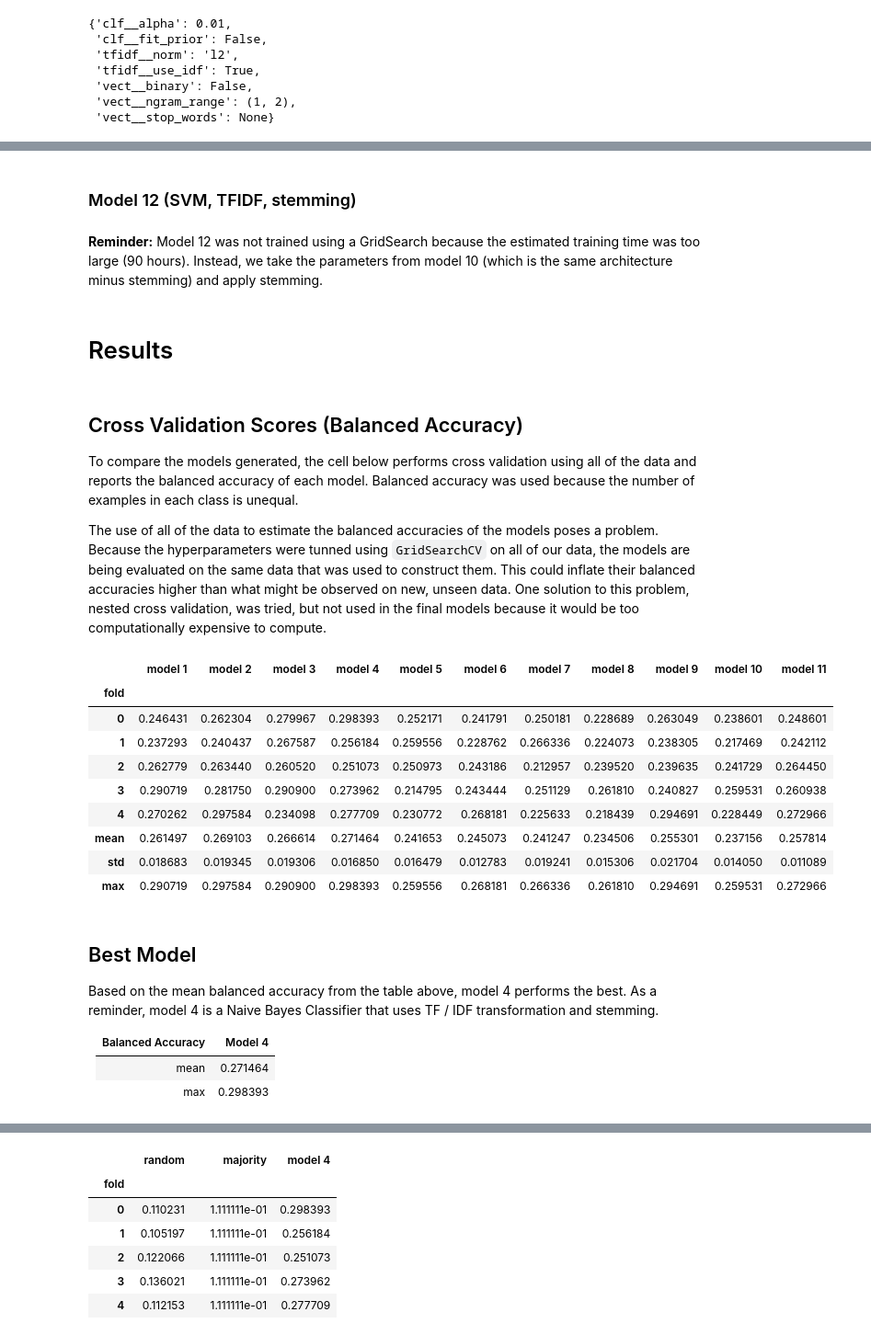
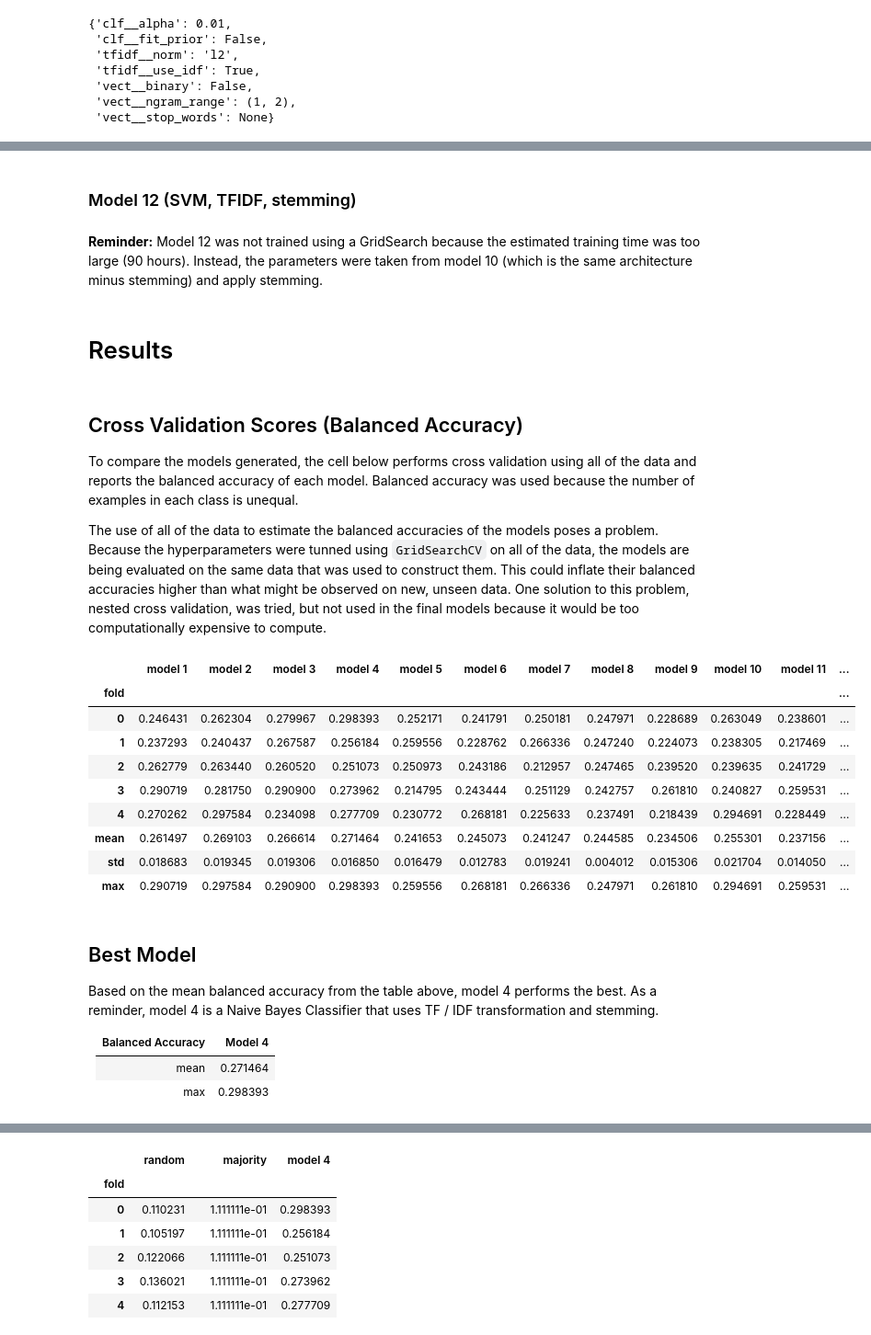
Before and after one commit to prestondunton/marvel-dialogue-nlp, a Jupyter notebook: Final Report.ipynb, the cells around one changed output, grey strips where cells are left out. Shown at 92% size. Saved outputs shown, nothing was run; the diff lists cells and outputs as text; code cells hidden in the pictures.

```diff
--- a/Final Report.ipynb
+++ b/Final Report.ipynb
@@ -550,12 +596,0 @@ model7 = Pipeline([('vect', StemCountVectorizer(binary=True, ngram_range = (1,1)
-# %%
-pipe8 = Pipeline([('vect', stem_count_vectorizer),
-                  ('tfidf', tfidf_transformer),
-                  ('clf', rf_classifier)])
-
-parameters8 = {**count_params, **tfidf_params, **rf_params}
-
-grid8 = GridSearchCV(pipe8, parameters8, cv=cross_validator, scoring=score_method, n_jobs=-1, verbose=3)
-
-grid8.fit(X,y)
-
-grid8.best_params_
@@ -562 +599,6 @@ grid8.best_params_
+# %%
+model8 = Pipeline([('vect', StemCountVectorizer(binary=True, ngram_range=(1,1), stop_words=stopwords.words('english'))),
+                  ('tfidf', TfidfTransformer(norm='l2', use_idf=True)),
+                  ('clf', RandomForestClassifier(class_weight='balanced', criterion="gini", max_depth=None, max_features="log2",
+                                                 n_jobs=-1, random_state=RANDOM_SEED))])
 # %% [markdown]
@@ -646,49 +760,49 @@ Fitting 5 folds for each of 6480 candidates, totalling 32400 fits
 model11 = Pipeline([('vect', StemCountVectorizer(binary=True, ngram_range = (1,1), stop_words = stopwords.words('english'))),
                     ('clf', SVC(C=0.1, class_weight='balanced', degree=2, gamma="scale", kernel='linear'))])
 # %% [markdown]
-### Model 12 (SVM, TFIDF, stemming)
+### Model 12 (SVM, TFIDF, stemming) <a name="model12"></a>
 # %% [markdown]
-**Reminder:** Model 12 was not trained using a GridSearch because the estimated training time was too large (90 hours).  Instead, we take the parameters from model 10 (which is the same architecture minus stemming) and apply stemming.
+**Reminder:** Model 12 was not trained using a GridSearch because the estimated training time was too large (90 hours).  Instead, the parameters were taken from model 10 (which is the same architecture minus stemming) and apply stemming.
 # %%
 model12 = Pipeline([('vect', StemCountVectorizer(binary=True, ngram_range = (1,2), stop_words = stopwords.words('english'))),
                     ('tfidf', TfidfTransformer(norm='l1', use_idf=True)),
                   ('clf', SVC(C=100, class_weight=None, degree=2, gamma="scale", kernel='linear'))])
 # %% [markdown]
-# Results
+# Results <a name="results"></a>
 # %% [markdown]
-## Cross Validation Scores (Balanced Accuracy)
+## Cross Validation Scores (Balanced Accuracy) <a name="cvscores"></a>
 
 To compare the models generated, the cell below performs cross validation using all of the data and reports the balanced accuracy of each model.  Balanced accuracy was used because the number of examples in each class is unequal.
 
-The use of all of the data to estimate the balanced accuracies of the models poses a problem.  Because the hyperparameters were tunned using `GridSearchCV` on all of our data, the models are being evaluated on the same data that was used to construct them.  This could inflate their balanced accuracies higher than what might be observed on new, unseen data.  One solution to this problem, nested cross validation, was tried, but not used in the final models because it would be too computationally expensive to compute.
+The use of all of the data to estimate the balanced accuracies of the models poses a problem.  Because the hyperparameters were tunned using `GridSearchCV` on all of the data, the models are being evaluated on the same data that was used to construct them.  This could inflate their balanced accuracies higher than what might be observed on new, unseen data.  One solution to this problem, nested cross validation, was tried, but not used in the final models because it would be too computationally expensive to compute.
 # %%
-models = [model1, model2, model3, model4, model5, model6, model7, model9, model10, model11, model12]
+models = [model1, model2, model3, model4, model5, model6, model7, model8, model9, model10, model11, model12]
 
 cv_score_table = pd.DataFrame()
 
 for i in range(0,len(models)):
     results = cross_val_score(models[i], X, y, cv=cross_validator, scoring=score_method, n_jobs=-1)
     cv_score_table.insert(i, "model " + str(i+1), results, True)
 
 cv_score_table.index.name = "fold"
 cv_score_table.loc["mean"] = cv_score_table.mean()
 cv_score_table.loc["std"] = cv_score_table.std()
 cv_score_table.loc["max"] = cv_score_table.max()
 
 cv_score_table
 # %% [output]
-|  | model 1 | model 2 | model 3 | model 4 | model 5 | model 6 | model 7 | model 8 | model 9 | model 10 | model 11 |
-| fold |  |  |  |  |  |  |  |  |  |  |  |
-| 0 | 0.246431 | 0.262304 | 0.279967 | 0.298393 | 0.252171 | 0.241791 | 0.250181 | 0.228689 | 0.263049 | 0.238601 | 0.248601 |
-| 1 | 0.237293 | 0.240437 | 0.267587 | 0.256184 | 0.259556 | 0.228762 | 0.266336 | 0.224073 | 0.238305 | 0.217469 | 0.242112 |
-| 2 | 0.262779 | 0.263440 | 0.260520 | 0.251073 | 0.250973 | 0.243186 | 0.212957 | 0.239520 | 0.239635 | 0.241729 | 0.264450 |
-| 3 | 0.290719 | 0.281750 | 0.290900 | 0.273962 | 0.214795 | 0.243444 | 0.251129 | 0.261810 | 0.240827 | 0.259531 | 0.260938 |
-| 4 | 0.270262 | 0.297584 | 0.234098 | 0.277709 | 0.230772 | 0.268181 | 0.225633 | 0.218439 | 0.294691 | 0.228449 | 0.272966 |
-| mean | 0.261497 | 0.269103 | 0.266614 | 0.271464 | 0.241653 | 0.245073 | 0.241247 | 0.234506 | 0.255301 | 0.237156 | 0.257814 |
-| std | 0.018683 | 0.019345 | 0.019306 | 0.016850 | 0.016479 | 0.012783 | 0.019241 | 0.015306 | 0.021704 | 0.014050 | 0.011089 |
-| max | 0.290719 | 0.297584 | 0.290900 | 0.298393 | 0.259556 | 0.268181 | 0.266336 | 0.261810 | 0.294691 | 0.259531 | 0.272966 |
+|  | model 1 | model 2 | model 3 | model 4 | model 5 | model 6 | model 7 | model 8 | model 9 | model 10 | model 11 | ... |
+| fold |  |  |  |  |  |  |  |  |  |  |  | ... |
+| 0 | 0.246431 | 0.262304 | 0.279967 | 0.298393 | 0.252171 | 0.241791 | 0.250181 | 0.247971 | 0.228689 | 0.263049 | 0.238601 | ... |
+| 1 | 0.237293 | 0.240437 | 0.267587 | 0.256184 | 0.259556 | 0.228762 | 0.266336 | 0.247240 | 0.224073 | 0.238305 | 0.217469 | ... |
+| 2 | 0.262779 | 0.263440 | 0.260520 | 0.251073 | 0.250973 | 0.243186 | 0.212957 | 0.247465 | 0.239520 | 0.239635 | 0.241729 | ... |
+| 3 | 0.290719 | 0.281750 | 0.290900 | 0.273962 | 0.214795 | 0.243444 | 0.251129 | 0.242757 | 0.261810 | 0.240827 | 0.259531 | ... |
+| 4 | 0.270262 | 0.297584 | 0.234098 | 0.277709 | 0.230772 | 0.268181 | 0.225633 | 0.237491 | 0.218439 | 0.294691 | 0.228449 | ... |
+| mean | 0.261497 | 0.269103 | 0.266614 | 0.271464 | 0.241653 | 0.245073 | 0.241247 | 0.244585 | 0.234506 | 0.255301 | 0.237156 | ... |
+| std | 0.018683 | 0.019345 | 0.019306 | 0.016850 | 0.016479 | 0.012783 | 0.019241 | 0.004012 | 0.015306 | 0.021704 | 0.014050 | ... |
+| max | 0.290719 | 0.297584 | 0.290900 | 0.298393 | 0.259556 | 0.268181 | 0.266336 | 0.247971 | 0.261810 | 0.294691 | 0.259531 | ... |
 # %% [markdown]
-## Best Model
+## Best Model <a name="best-model"></a>
 
 Based on the mean balanced accuracy from the table above, model 4 performs the best.  As a reminder, model 4 is a Naive Bayes Classifier that uses TF / IDF transformation and stemming.
 
```
Also changed, not shown: parts of 38 cells of this notebook, 1 other file.
